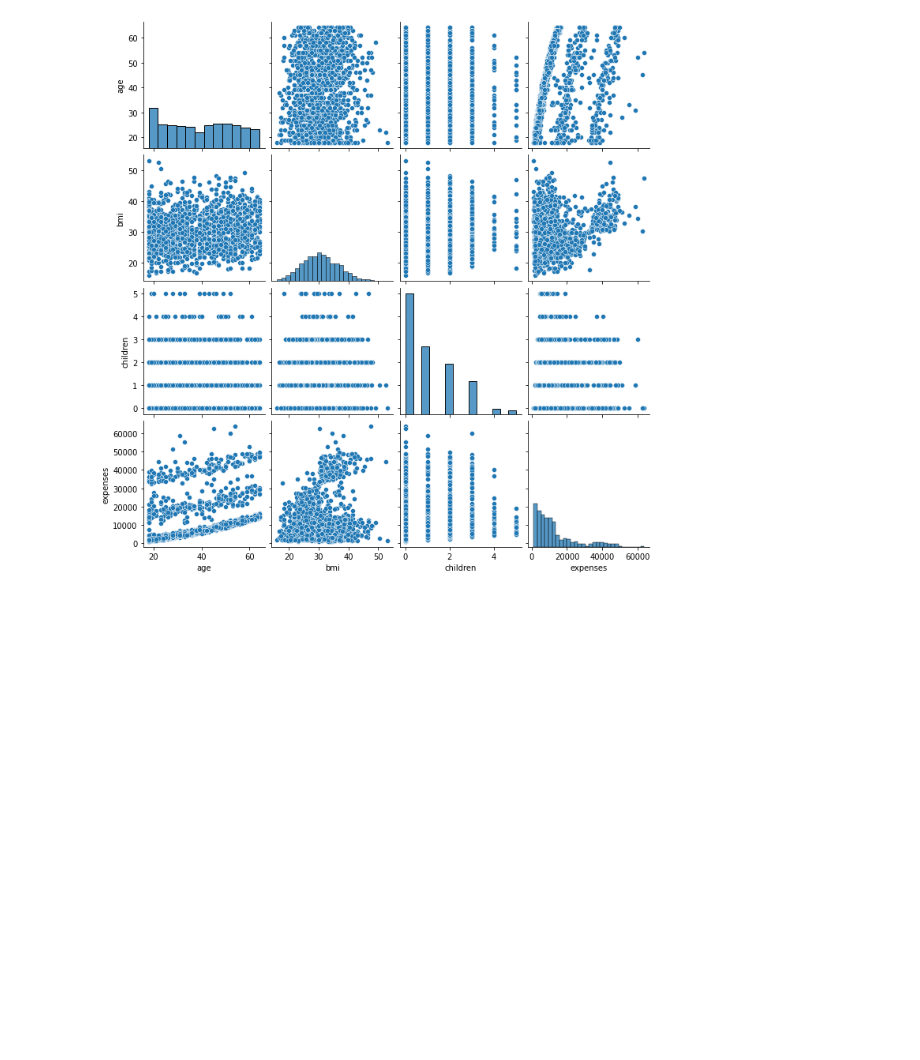
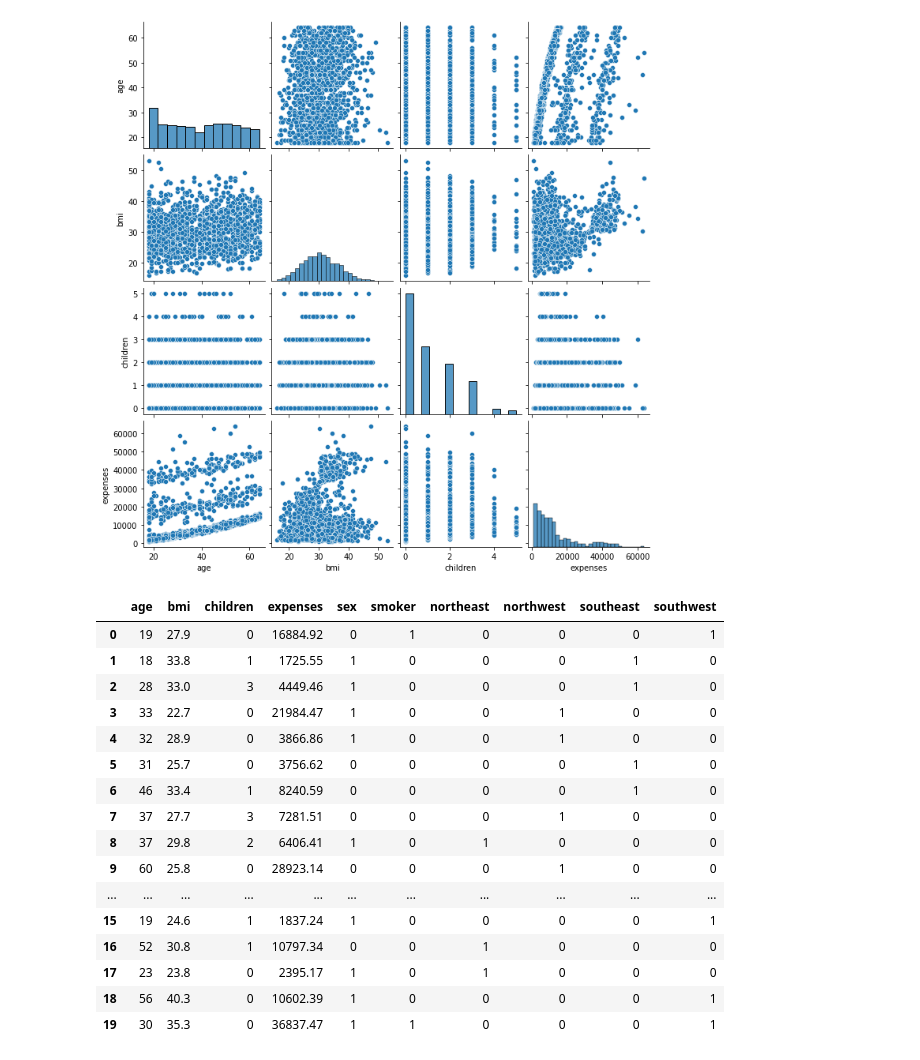
Before and after one commit to jaguilera95/ApC-GPA606, a Jupyter notebook: src/Practica1-Regression2021.ipynb, the cells around one changed output. Cells and saved outputs as stored; diff of their text form; code cells hidden in the pictures; blank space fills up the shorter version.

```diff
--- a/src/Practica1-Regression2021.ipynb
+++ b/src/Practica1-Regression2021.ipynb
@@ -102,3 +99,36 @@ ax = sns.heatmap(correlacio, annot=True, vmin=-1, linewidths=.5)
 relacio = sns.pairplot(df)
 # %% [output]
 [figure]
+# %%
+def caregorical_to_onehot_encode(df, col):
+    dummy = pd.get_dummies(df[col])
+    df = df.drop(col, axis = 1)
+    return pd.concat([df, dummy], axis = 1)
+
+def object_to_number(df, column, value):
+    df_tmp = df[column].apply(lambda x: 1 if x == value else 0)
+    df = df.drop(column, axis = 1)
+    return pd.concat([df, df_tmp], axis = 1)
+
+df = object_to_number(df, 'sex', 'male')
+df = object_to_number(df, 'smoker', 'yes')
+
+df = caregorical_to_onehot_encode(df, 'region')
+# %% [output]
+|  | age | bmi | children | expenses | sex | smoker | northeast | northwest | southeast | southwest |
+| 0 | 19 | 27.9 | 0 | 16884.92 | 0 | 1 | 0 | 0 | 0 | 1 |
+| 1 | 18 | 33.8 | 1 | 1725.55 | 1 | 0 | 0 | 0 | 1 | 0 |
+| 2 | 28 | 33.0 | 3 | 4449.46 | 1 | 0 | 0 | 0 | 1 | 0 |
+| 3 | 33 | 22.7 | 0 | 21984.47 | 1 | 0 | 0 | 1 | 0 | 0 |
+| 4 | 32 | 28.9 | 0 | 3866.86 | 1 | 0 | 0 | 1 | 0 | 0 |
+| 5 | 31 | 25.7 | 0 | 3756.62 | 0 | 0 | 0 | 0 | 1 | 0 |
+| 6 | 46 | 33.4 | 1 | 8240.59 | 0 | 0 | 0 | 0 | 1 | 0 |
+| 7 | 37 | 27.7 | 3 | 7281.51 | 0 | 0 | 0 | 1 | 0 | 0 |
+| 8 | 37 | 29.8 | 2 | 6406.41 | 1 | 0 | 1 | 0 | 0 | 0 |
+| 9 | 60 | 25.8 | 0 | 28923.14 | 0 | 0 | 0 | 1 | 0 | 0 |
+| ... | ... | ... | ... | ... | ... | ... | ... | ... | ... | ... |
+| 15 | 19 | 24.6 | 1 | 1837.24 | 1 | 0 | 0 | 0 | 0 | 1 |
+| 16 | 52 | 30.8 | 1 | 10797.34 | 0 | 0 | 1 | 0 | 0 | 0 |
+| 17 | 23 | 23.8 | 0 | 2395.17 | 1 | 0 | 1 | 0 | 0 | 0 |
+| 18 | 56 | 40.3 | 0 | 10602.39 | 1 | 0 | 0 | 0 | 0 | 1 |
+| 19 | 30 | 35.3 | 0 | 36837.47 | 1 | 1 | 0 | 0 | 0 | 1 |
```
Also changed, not shown: parts of 7 cells of this notebook, 1 other file.
